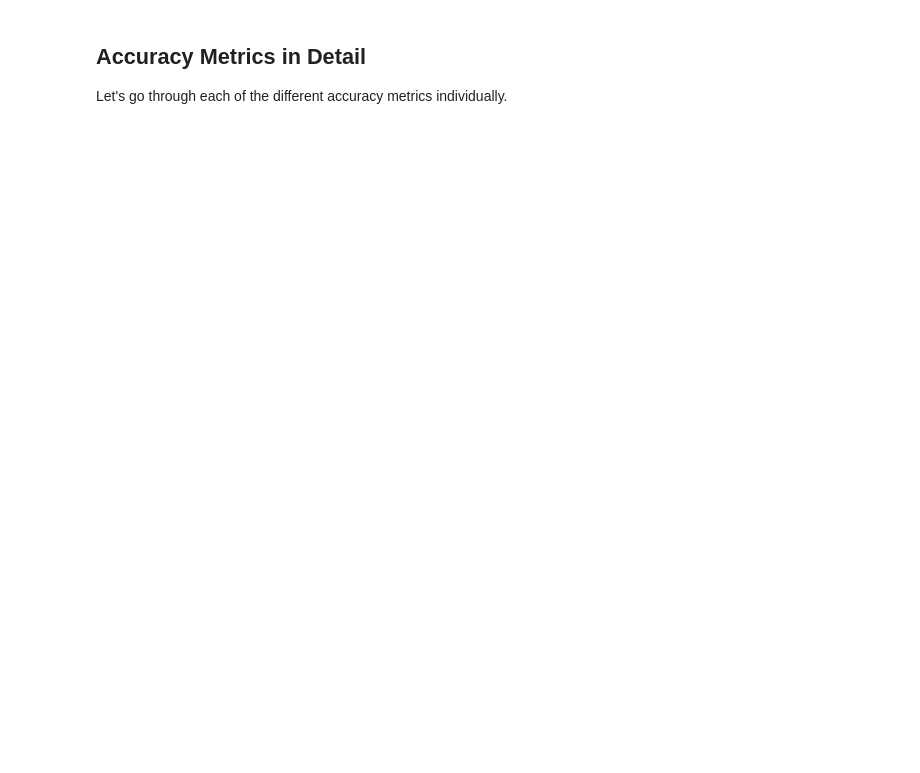
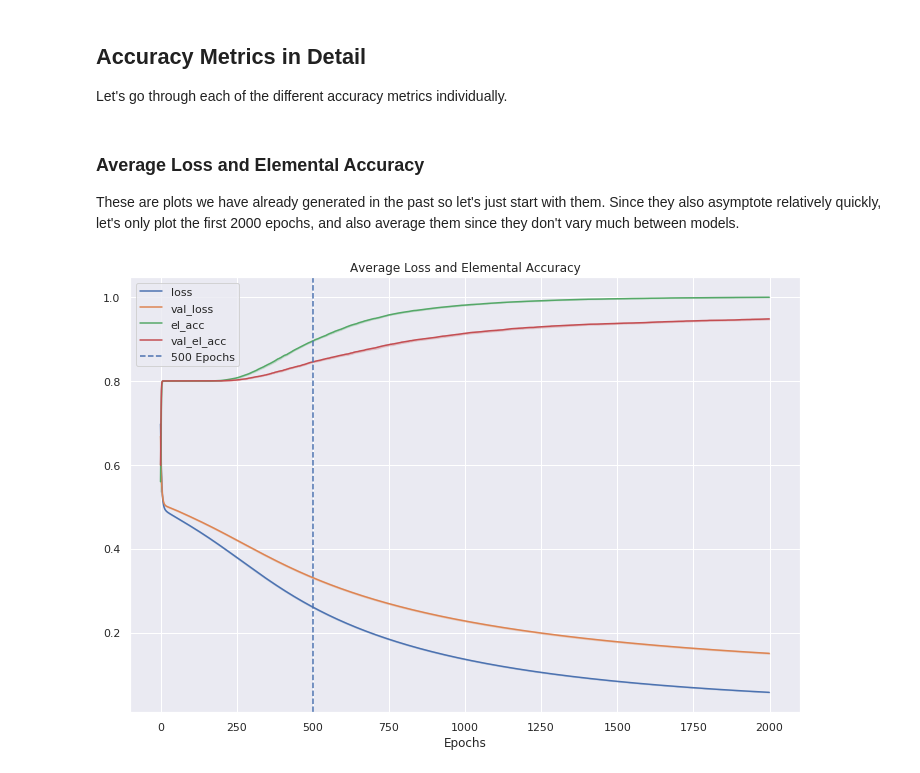
Before and after one commit to apra93/leabra-tf, a Jupyter notebook: docs/source/notebooks/0.3.1-Comparing-Accuracy-Metrics.ipynb, the cells around one changed output. Drawn from its saved outputs; the diff is of its cells as text; code cells hidden in the pictures; blank space fills up the shorter version.

```diff
--- a/docs/source/notebooks/0.3.1-Comparing-Accuracy-Metrics.ipynb
+++ b/docs/source/notebooks/0.3.1-Comparing-Accuracy-Metrics.ipynb
@@ -489,3 +521,21 @@ AttributeError: 'str' object has no attribute 'keys'
 ## Accuracy Metrics in Detail
 
 Let's go through each of the different accuracy metrics individually.
+# %% [markdown]
+### Average Loss and Elemental Accuracy
+
+These are plots we have already generated in the past so let's just start with them. Since they also asymptote relatively quickly, let's only plot the first 2000 epochs, and also average them since they don't vary much between models.
+# %%
+%%time
+# These are the possible metrics to use
+# ['loss', 'el_acc', 'ax_acc', 'sl_acc', 'sm_acc', 'val_loss',
+#  'val_el_acc', 'val_ax_acc', 'val_sl_acc', 'val_sm_acc']
+plot_metrics(metrics_df,
+             metrics=['loss', 'val_loss', 'el_acc', 'val_el_acc'],
+             epochs=2000,
+             title='Average Loss and Elemental Accuracy',
+             key_by_model=False,
+             model_average=True)
+plt.show()
+# %% [output]
+[figure, added]
```
Also changed, not shown: parts of 27 cells of this notebook.
